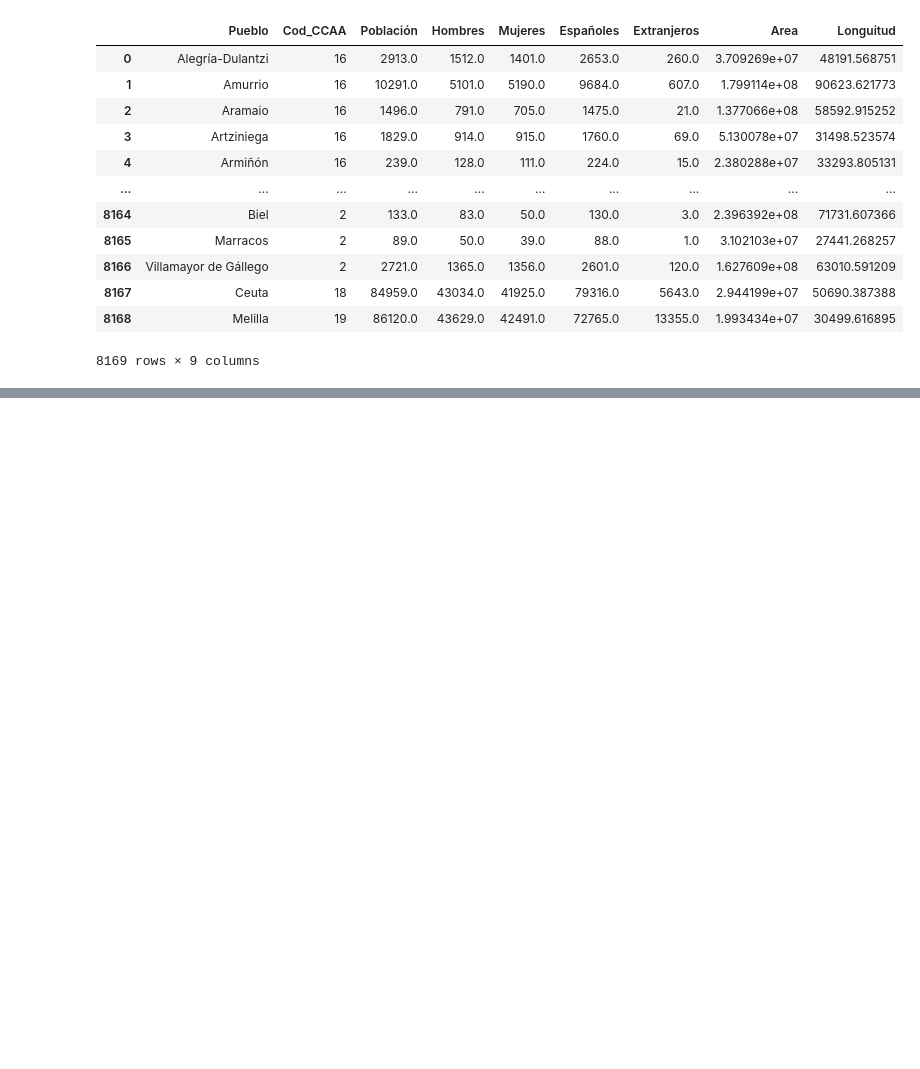
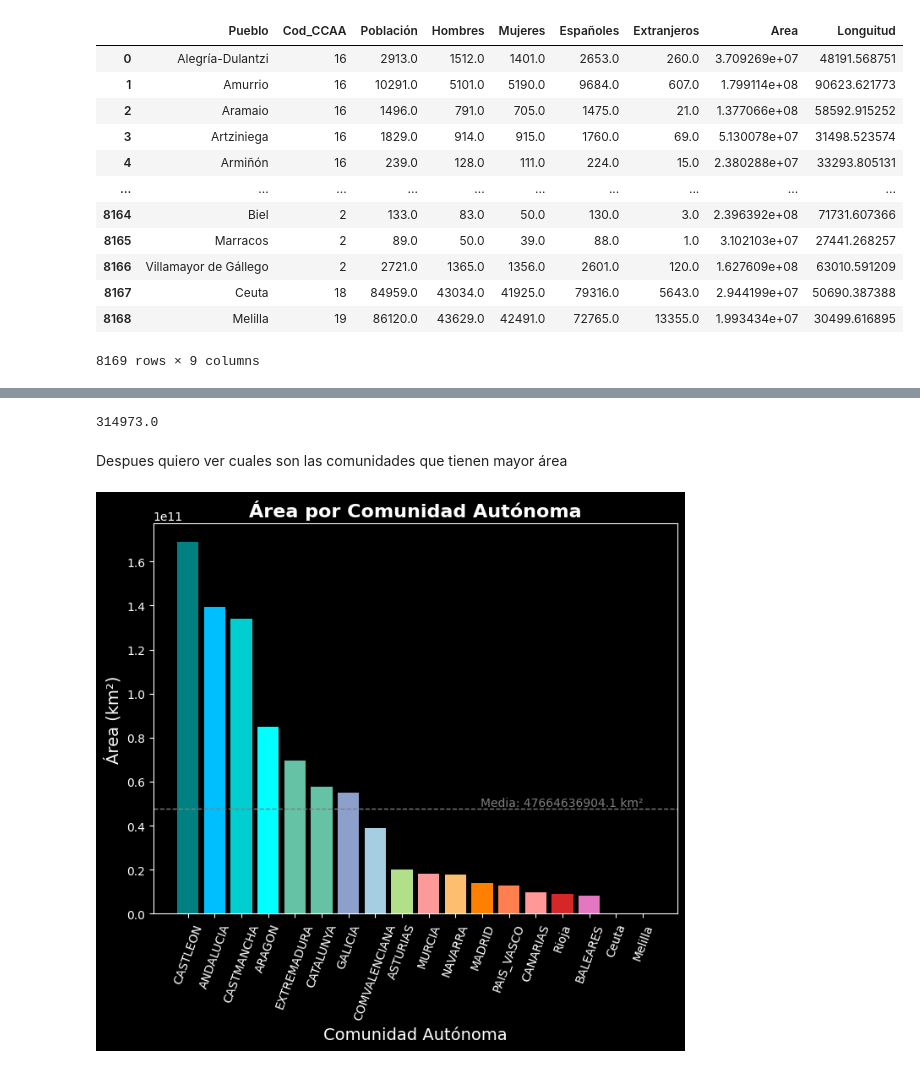
Before and after one commit to Chidagon/Data_Analyst, a Jupyter notebook: EDA/EDA_Carlos Hidalgo.ipynb, the cells around one changed output, grey strips where cells are left out. Drawn from its saved outputs; the diff is of its cells as text; code cells hidden in the pictures; blank space fills up the shorter version.

```diff
--- a/EDA/EDA_Carlos Hidalgo.ipynb
+++ b/EDA/EDA_Carlos Hidalgo.ipynb
@@ -540,0 +295,37 @@ TypeError: Missing required keyword argument `data`.
+# %%
+Rioja["Población"].sum()
+# %% [output]
+314973.0
+# %% [markdown]
+Despues quiero ver cuales son las comunidades que tienen mayor área
+# %%
+import numpy as np
+
+# Ordenar las comunidades autónomas de mayor a menor área
+idx = np.argsort(area_total['area_comunidad'])[::-1]
+area_total_sorted = area_total.iloc[idx]
+
+# Definir una paleta de colores más suave
+colores = ['#008080', '#00bfff', '#00ced1', '#00ffff', '#66c2a5', '#66c2a5', '#8da0cb', '#a6cee3', '#b2df8a', '#fb9a99', '#fdbf6f', '#ff7f00', '#ff7f50', '#ff9896', '#d62728', '#e377c2', '#f0e6fa', '#f5f5f5']
+
+# Calcular la media de las áreas
+media = area_total_sorted['area_comunidad'].mean()
+
+# Graficar la figura
+plt.style.use('seaborn-pastel')
+plt.figure(figsize=(8,6))
+plt.bar(area_total_sorted['comunidad'], area_total_sorted['area_comunidad'], color= colores)
+plt.xticks(rotation=70)
+plt.title("Área por Comunidad Autónoma", fontsize=16, fontweight='bold')
+plt.xlabel('Comunidad Autónoma', fontsize=14)
+plt.ylabel('Área (km²)', fontsize=14)
+
+
+
+# Añadir una línea horizontal que indique la media de las áreas
+plt.axhline(y=media, color='gray', linestyle='--', linewidth=1)
+plt.text(len(area_total_sorted['comunidad'])-1, media, f'Media: {round(media,1)} km²', ha='right', va='bottom', fontsize=10, color='gray')
+
+plt.show()
+# %% [output]
+[figure, added]
```
Also changed, not shown: parts of 151 cells of this notebook, 2 other files.
